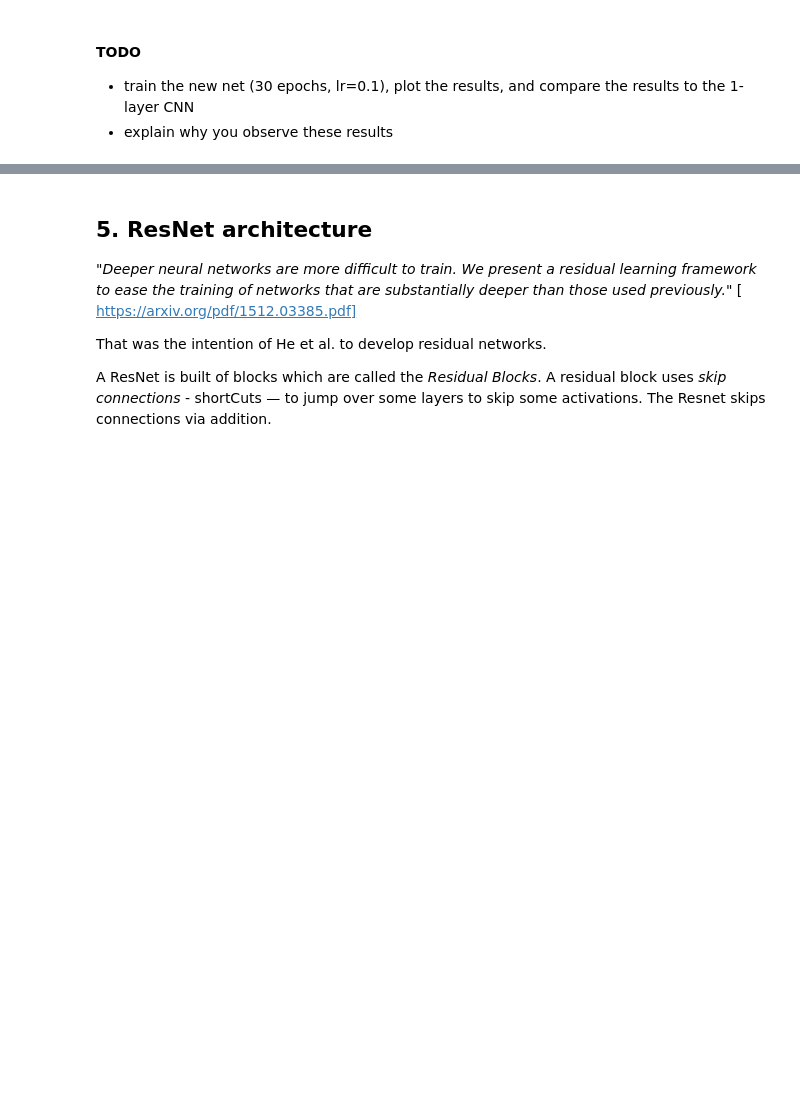
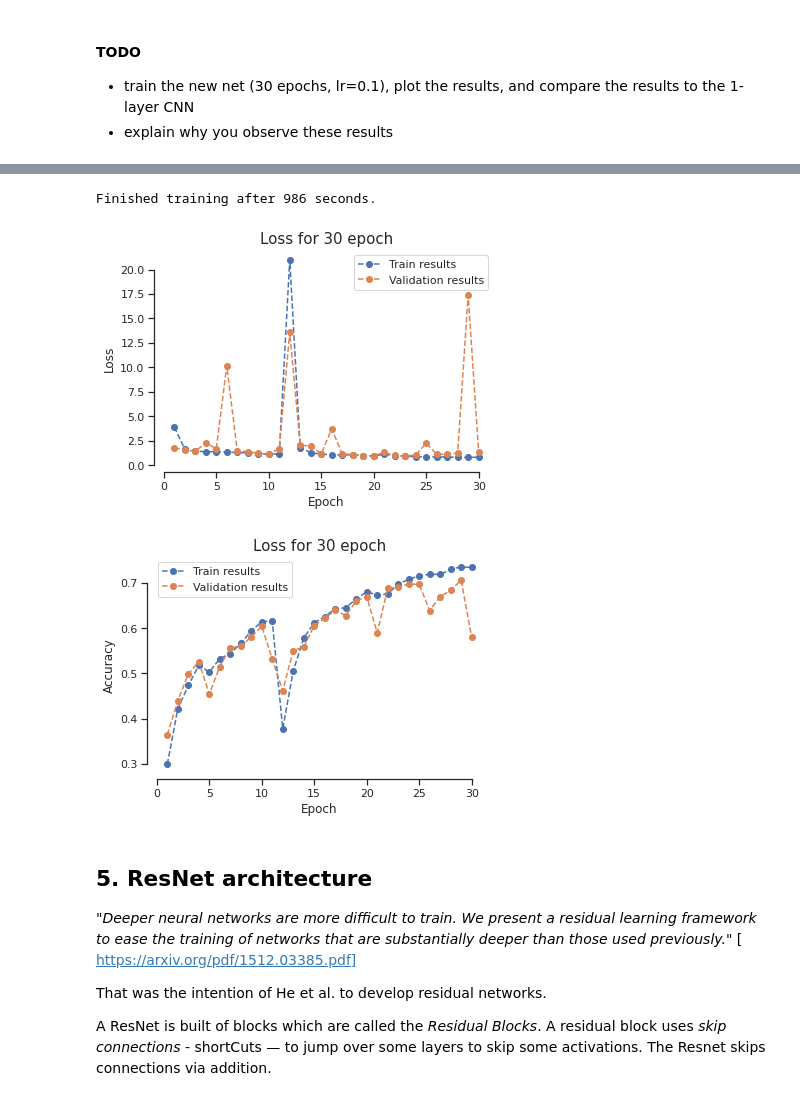
Before and after one commit to philippNolte/WS21deeplearning, a Jupyter notebook: Ex3_2021_Kimia.ipynb, the cells around one changed output, grey strips where cells are left out. Drawn from its saved outputs; the diff is of its cells as text; code cells hidden in the pictures; blank space fills up the shorter version.

```diff
--- a/Ex3_2021_Kimia.ipynb
+++ b/Ex3_2021_Kimia.ipynb
@@ -155,3 +223,28 @@ Define the architecture displayed in the graphic.
+# %%
+#TODO define model 2
+class CNN2ConvLayer(nn.Module):
+    def __init__(self):
+        super(CNN2ConvLayer, self).__init__()
+        self.network = nn.Sequential(
+            nn.Conv2d(in_channels = 3, out_channels = 32, kernel_size = 3, padding = 1),
+            nn.ReLU(),
+            nn.Conv2d(in_channels = 32, out_channels = 64, kernel_size = 3, padding = 1),
+            nn.ReLU(),
+            nn.MaxPool2d(kernel_size = 2),
+            nn.BatchNorm2d(num_features = 64),
+
+            nn.Conv2d(in_channels = 64, out_channels = 128, kernel_size = 3, padding = 1),
+            nn.ReLU(),
+            nn.Conv2d(in_channels = 128, out_channels = 128, kernel_size = 3, padding = 1),
+            nn.ReLU(),
+            nn.AvgPool2d(kernel_size = 4),
+            nn.BatchNorm2d(128),
+
+            nn.Flatten(),
+            nn.Linear(128 * 4 * 4, 10))
+
+    def forward(self, x):
+        return self.network(x)
 # %% [markdown]
 #### **TODO**
 
@@ -161,0 +253,11 @@ Define the architecture displayed in the graphic.
+# %%
+# TODO train and plot
+epochs=  30
+model2Layer = CNN2ConvLayer()
+model2Layer = model2Layer.cuda()
+model2Layer.train()
+optimizer = optim.Adam(model2Layer.parameters(), lr=0.1)
+train_losses, val_losses, train_accs, val_accs, confusion_matrix = utility.run_training(model2Layer, optimizer, loss_function, device, epochs, trainloader , valloader, early_stopper=None, verbose=False)
+utility.plot("Loss for 30 epoch", "Loss", train_losses, val_losses, yscale='linear', save_path=None, extra_pt=None, extra_pt_label=None)
+utility.plot("Loss for 30 epoch", "Accuracy", train_accs, val_accs, yscale='linear', save_path=None, extra_pt=None, extra_pt_label=None)
+# %% [output]
@@ -162,3 +265,6 @@ Define the architecture displayed in the graphic.
+Finished training after 986 seconds.
+[figure, added]
+[figure, added]
 # %% [markdown]
 ## 5. ResNet architecture
 
```
Also changed, not shown: parts of 34 cells of this notebook.
